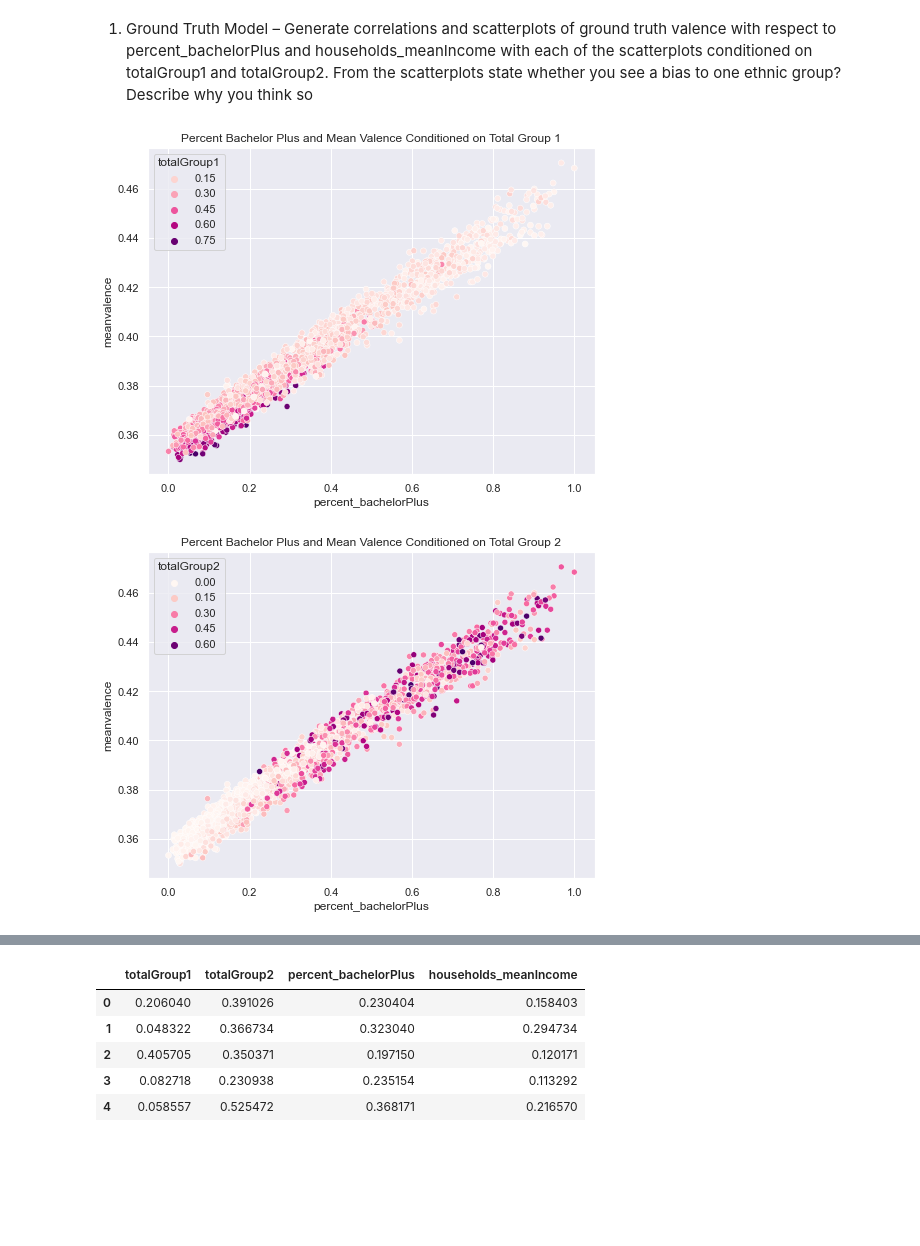
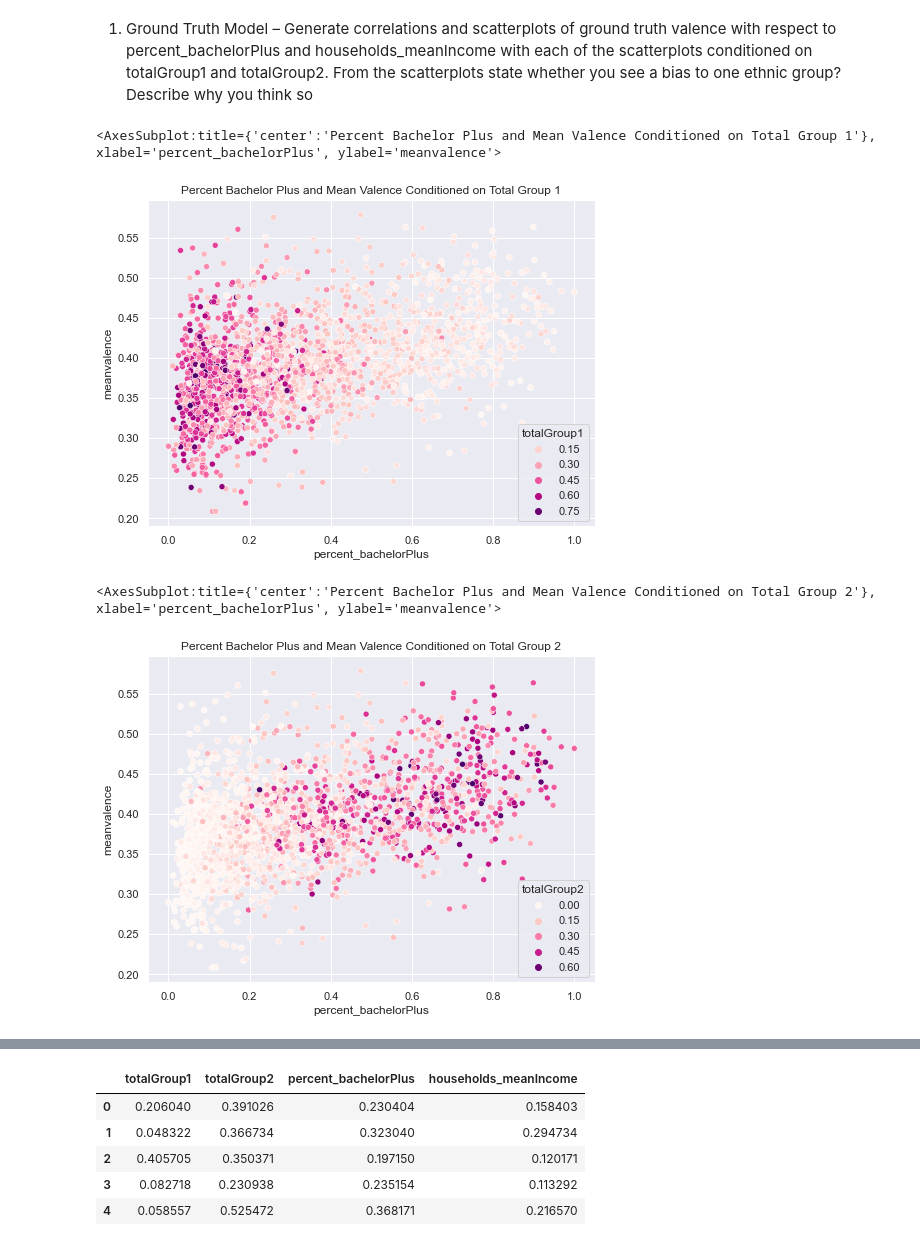
Before and after one commit to EricaXia/spr_2021, a Jupyter notebook: dsci552/problem_sets/ps_4.ipynb, the cells around one changed output, grey strips where cells are left out. Saved outputs shown, nothing was run; the diff lists cells and outputs as text; code cells hidden in the pictures; blank space fills up the shorter version.

```diff
--- a/dsci552/problem_sets/ps_4.ipynb
+++ b/dsci552/problem_sets/ps_4.ipynb
@@ -218,16 +218,18 @@ whether you see a bias to one ethnic group? Describe why you think so
 # %%
 sns.set(rc={'figure.figsize':(10, 8)})
 # %%
+## GROUND TRUTH
 # scatterplot of valence and perc bp
 plt.title('Percent Bachelor Plus and Mean Valence Conditioned on Total Group 1')
-sns.scatterplot(data=pred_results, x="percent_bachelorPlus", y="meanvalence", hue="totalGroup1", palette='RdPu')
-plt.savefig('../images/scatter_1_ethnic_aware_ps4.png')
+sns.scatterplot(data=df2, x="percent_bachelorPlus", y="meanvalence", hue="totalGroup1", palette='RdPu')
 # %% [output]
+<AxesSubplot:title={'center':'Percent Bachelor Plus and Mean Valence Conditioned on Total Group 1'}, xlabel='percent_bachelorPlus', ylabel='meanvalence'>
-[figure, old version]
+[figure, new version]
 # %%
+## GROUND TRUTH
 plt.title('Percent Bachelor Plus and Mean Valence Conditioned on Total Group 2')
-sns.scatterplot(data=pred_results, x="percent_bachelorPlus", y="meanvalence", hue="totalGroup2", palette='RdPu')
-plt.savefig('../images/scatter_2_ethnicaware_ps4.png')
+sns.scatterplot(data=df2, x="percent_bachelorPlus", y="meanvalence", hue="totalGroup2", palette='RdPu')
 # %% [output]
+<AxesSubplot:title={'center':'Percent Bachelor Plus and Mean Valence Conditioned on Total Group 2'}, xlabel='percent_bachelorPlus', ylabel='meanvalence'>
-[figure, old version]
+[figure, new version]
 # %%
```
Also changed, not shown: parts of 16 cells of this notebook, 5 other files.
